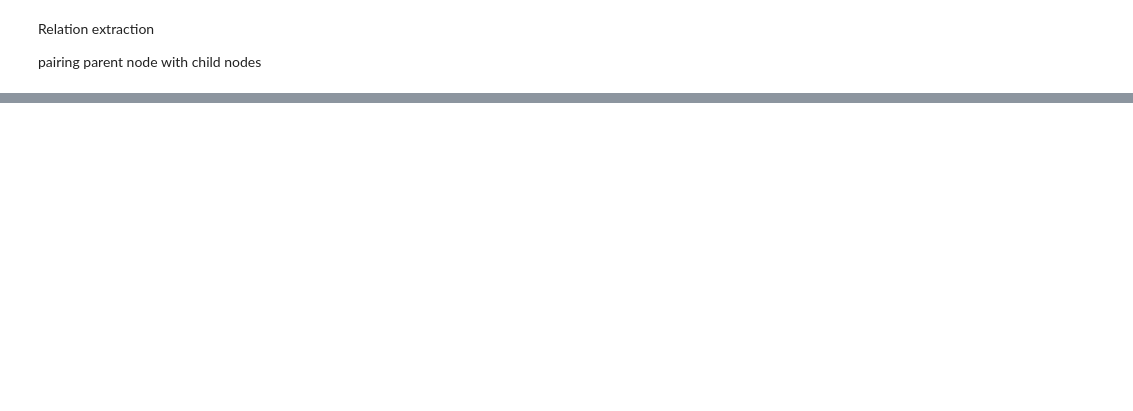
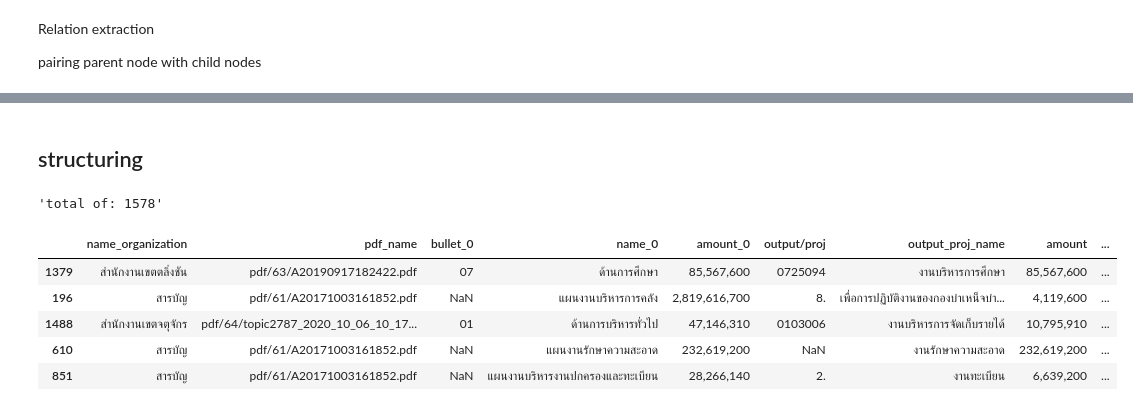
Before and after one commit to napatswift/bkk-budget, a Jupyter notebook: bkk-bud-notebook.ipynb, the cells around one changed output, grey strips where cells are left out. Saved outputs shown, nothing was run; the diff lists cells and outputs as text; code cells hidden in the pictures; blank space fills up the shorter version.

```diff
--- a/bkk-bud-notebook.ipynb
+++ b/bkk-bud-notebook.ipynb
@@ -99,10 +141,15 @@ len(bb[~bb.line_label.isna()].groupby(['pdf','pagenum']))
-# %%
-document_index = json.load(open('budget_resource.json'))
-document_index = {
-    pdf['path']: re.sub('^[^\s]* ', '',pdf['name'])
-    for year in document_index
-    for pdf in document_index[year]['pdf_path']
-}
+# %%
+budget_resource = json.load(open('budget_resource.json'))
+document_index = {
+    pdf['path']: re.sub('^[^\s]* ', '',pdf['name'])
+    for year in budget_resource
+    for pdf in budget_resource[year]['pdf_path']
+}
+document_url_index = {
+    pdf['path']: pdf['url']
+    for year in budget_resource
+    for pdf in budget_resource[year]['pdf_path']
+}
 # %%
 entry_label_id = 0
 is_entry = False
@@ -272,3 +382,5 @@ for pdf, pdf_df in bb_with_entry[(bb_with_entry.pagenum == 0)].groupby(['pdf',])
+# %% [markdown]
+## structuring
 # %%
 rows = []
 for c, p in child_parent_table.items():
@@ -316,0 +435,14 @@ pd.DataFrame(rows).to_csv('bkkbudget_61-64_v0.csv')
+# %%
+f'total of: {len(rows)}'
+# %% [output]
+'total of: 1578'
+# %%
+bkk_budget = pd.DataFrame(rows)
+bkk_budget.sample(5)
+# %% [output]
+|  | name_organization | pdf_name | bullet_0 | name_0 | amount_0 | output/proj | output_proj_name | amount | ... |
+| 1379 | สำนักงานเขตตลิ่งชัน | pdf/63/A20190917182422.pdf | 07 | ด้านการศึกษา | 85,567,600 | 0725094 | งานบริหารการศึกษา | 85,567,600 | ... |
+| 196 | สารบัญ | pdf/61/A20171003161852.pdf | NaN | แผนงานบริหารการคลัง | 2,819,616,700 | 8. | เพื่อการปฏิบัติงานของกองบำเหน็จบำ... | 4,119,600 | ... |
+| 1488 | สำนักงานเขตจตุจักร | pdf/64/topic2787_2020_10_06_10_17... | 01 | ด้านการบริหารทั่วไป | 47,146,310 | 0103006 | งานบริหารการจัดเก็บรายได้ | 10,795,910 | ... |
+| 610 | สารบัญ | pdf/61/A20171003161852.pdf | NaN | แผนงานรักษาความสะอาด | 232,619,200 | NaN | งานรักษาความสะอาด | 232,619,200 | ... |
+| 851 | สารบัญ | pdf/61/A20171003161852.pdf | NaN | แผนงานบริหารงานปกครองและทะเบียน | 28,266,140 | 2. | งานทะเบียน | 6,639,200 | ... |
```
Also changed, not shown: parts of 35 cells of this notebook.
